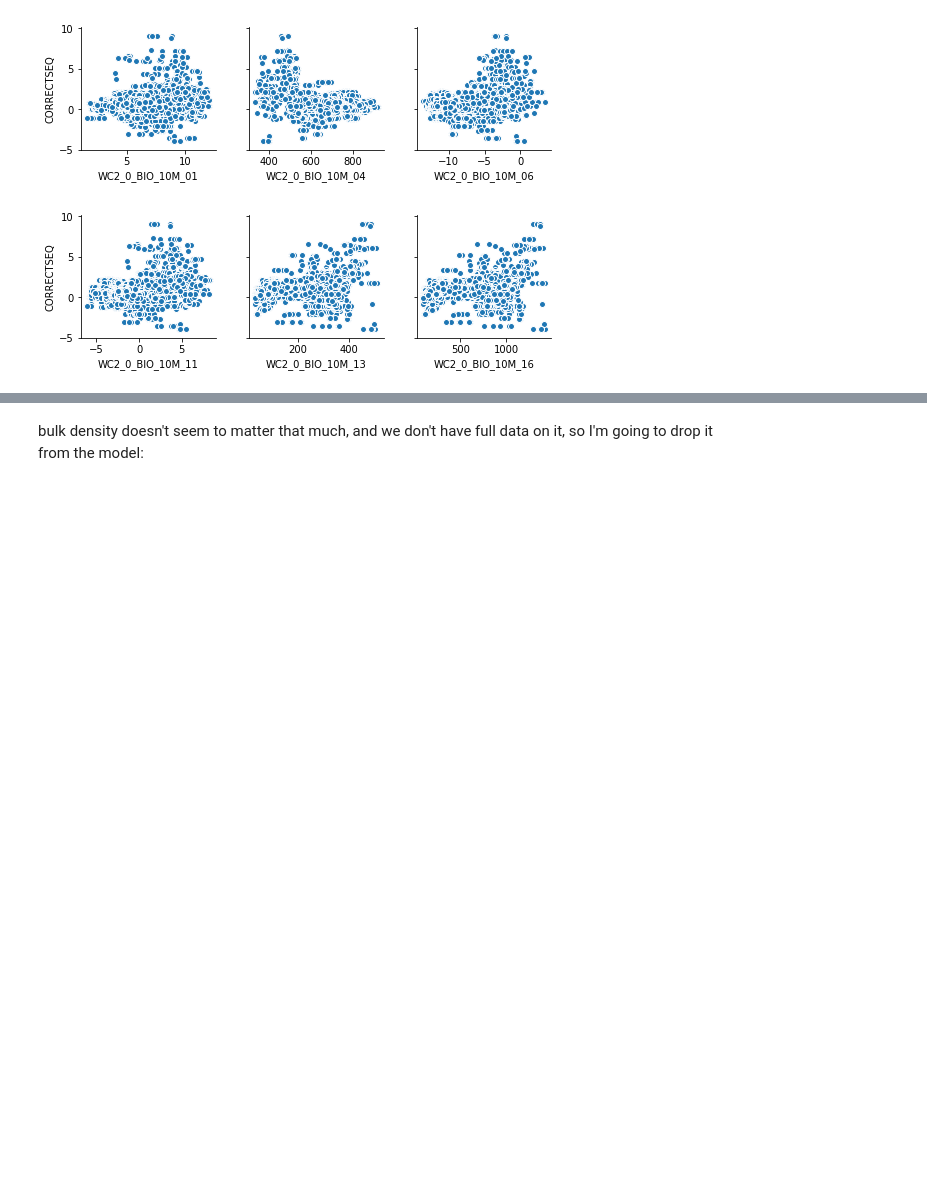
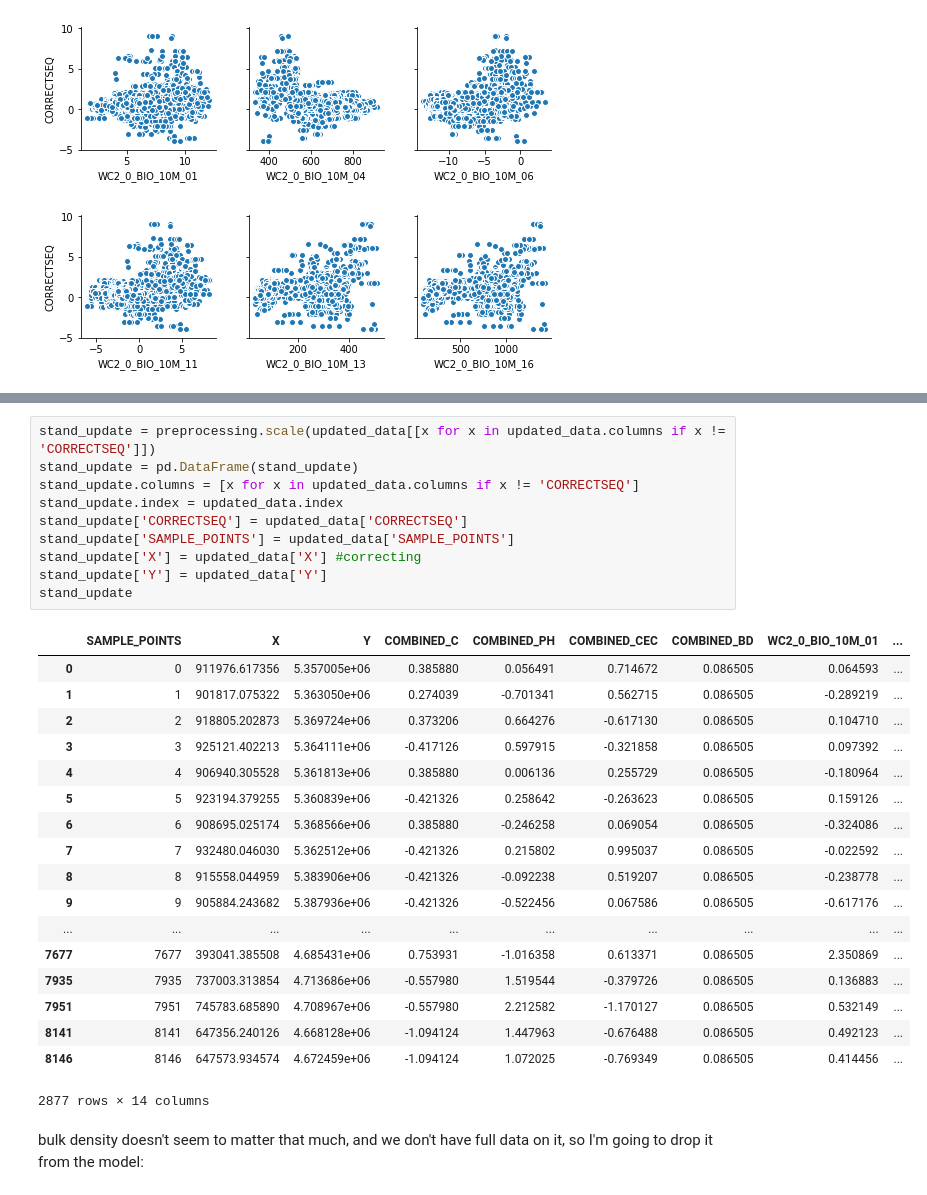
Before and after one commit to nataliamush/carbon-sequestration-fa18, a Jupyter notebook: natalia_model_building.ipynb, the cells around one changed output, grey strips where cells are left out. Drawn from its saved outputs; the diff is of its cells as text; blank space fills up the shorter version.

```diff
--- a/natalia_model_building.ipynb
+++ b/natalia_model_building.ipynb
@@ -165,3 +282,32 @@ sns.pairplot(data=updated_data, x_vars=['WC2_0_BIO_10M_11',
+# %%
+stand_update = preprocessing.scale(updated_data[[x for x in updated_data.columns if x != 'CORRECTSEQ']])
+stand_update = pd.DataFrame(stand_update)
+stand_update.columns = [x for x in updated_data.columns if x != 'CORRECTSEQ']
+stand_update.index = updated_data.index
+stand_update['CORRECTSEQ'] = updated_data['CORRECTSEQ']
+stand_update['SAMPLE_POINTS'] = updated_data['SAMPLE_POINTS']
+stand_update['X'] = updated_data['X'] #correcting
+stand_update['Y'] = updated_data['Y']
+stand_update
+# %% [output]
+|  | SAMPLE_POINTS | X | Y | COMBINED_C | COMBINED_PH | COMBINED_CEC | COMBINED_BD | WC2_0_BIO_10M_01 | ... |
+| 0 | 0 | 911976.617356 | 5.357005e+06 | 0.385880 | 0.056491 | 0.714672 | 0.086505 | 0.064593 | ... |
+| 1 | 1 | 901817.075322 | 5.363050e+06 | 0.274039 | -0.701341 | 0.562715 | 0.086505 | -0.289219 | ... |
+| 2 | 2 | 918805.202873 | 5.369724e+06 | 0.373206 | 0.664276 | -0.617130 | 0.086505 | 0.104710 | ... |
+| 3 | 3 | 925121.402213 | 5.364111e+06 | -0.417126 | 0.597915 | -0.321858 | 0.086505 | 0.097392 | ... |
+| 4 | 4 | 906940.305528 | 5.361813e+06 | 0.385880 | 0.006136 | 0.255729 | 0.086505 | -0.180964 | ... |
+| 5 | 5 | 923194.379255 | 5.360839e+06 | -0.421326 | 0.258642 | -0.263623 | 0.086505 | 0.159126 | ... |
+| 6 | 6 | 908695.025174 | 5.368566e+06 | 0.385880 | -0.246258 | 0.069054 | 0.086505 | -0.324086 | ... |
+| 7 | 7 | 932480.046030 | 5.362512e+06 | -0.421326 | 0.215802 | 0.995037 | 0.086505 | -0.022592 | ... |
+| 8 | 8 | 915558.044959 | 5.383906e+06 | -0.421326 | -0.092238 | 0.519207 | 0.086505 | -0.238778 | ... |
+| 9 | 9 | 905884.243682 | 5.387936e+06 | -0.421326 | -0.522456 | 0.067586 | 0.086505 | -0.617176 | ... |
+| ... | ... | ... | ... | ... | ... | ... | ... | ... | ... |
+| 7677 | 7677 | 393041.385508 | 4.685431e+06 | 0.753931 | -1.016358 | 0.613371 | 0.086505 | 2.350869 | ... |
+| 7935 | 7935 | 737003.313854 | 4.713686e+06 | -0.557980 | 1.519544 | -0.379726 | 0.086505 | 0.136883 | ... |
+| 7951 | 7951 | 745783.685890 | 4.708967e+06 | -0.557980 | 2.212582 | -1.170127 | 0.086505 | 0.532149 | ... |
+| 8141 | 8141 | 647356.240126 | 4.668128e+06 | -1.094124 | 1.447963 | -0.676488 | 0.086505 | 0.492123 | ... |
+| 8146 | 8146 | 647573.934574 | 4.672459e+06 | -1.094124 | 1.072025 | -0.769349 | 0.086505 | 0.414456 | ... |
+2877 rows × 14 columns
 # %% [markdown]
 bulk density doesn't seem to matter that much, and we don't have full data on it, so I'm going to drop it from the model:
 # %%
```
Also changed, not shown: parts of 29 cells of this notebook.
